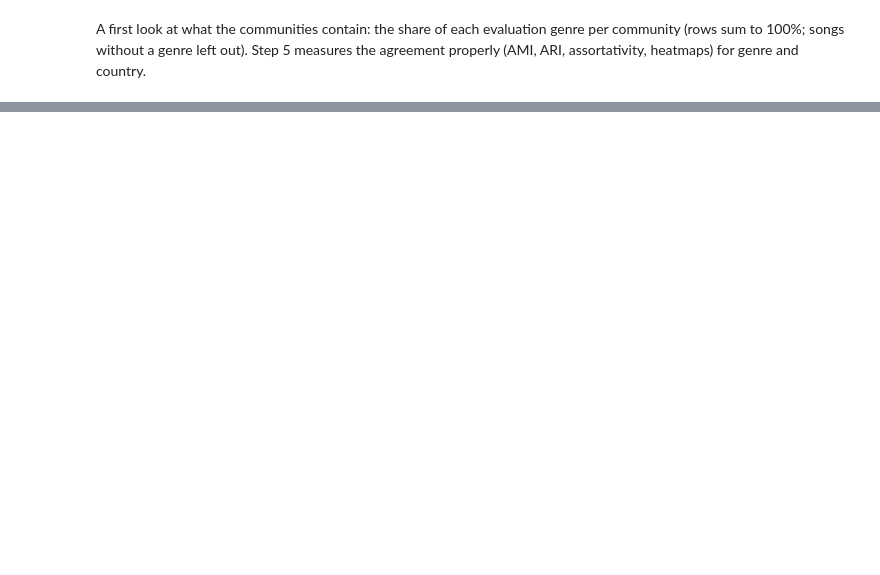
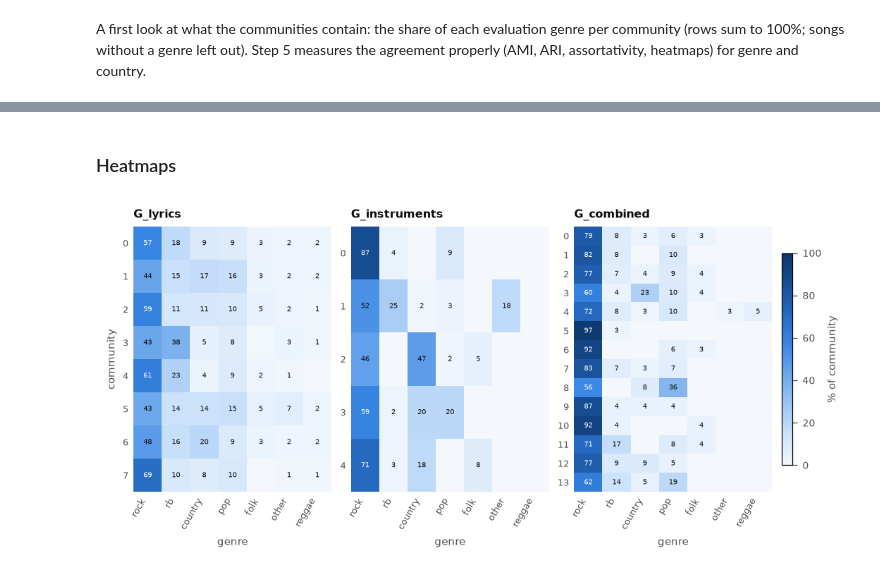
Before and after one commit to CRisager/SocialGraphs_FinalProject, a Jupyter notebook: notebooks/analysis.ipynb, the cells around one changed output, grey strips where cells are left out. Saved outputs shown, nothing was run; the diff lists cells and outputs as text; code cells hidden in the pictures; blank space fills up the shorter version.

```diff
--- a/notebooks/analysis.ipynb
+++ b/notebooks/analysis.ipynb
@@ -408,0 +416,26 @@ G_combined
+# %%
+from src import evaluation as ev
+
+GENRE_ORDER = list(lyr.genre_eval.value_counts().index)              # most common first
+# the 8 most common release countries among the songs with lyrics; every song (also
+# those without lyrics, in G_instruments) is mapped by its own country
+TOP8 = list(songs.loc[songs.has_lyrics, "country"].value_counts().index[:8])
+COUNTRY_ORDER = TOP8 + ["other"]
+for g in lcc.values():
+    nx.set_node_attributes(g, {n: c if c in TOP8 else "other"
+                               for n, c in nx.get_node_attributes(g, "country").items()}, "country_top")
+
+rows = {}
+for name, g in lcc.items():
+    r = {}
+    for attr, key in [("genre_eval", "genre"), ("country", "country")]:
+        a = ev.agreement(g, attr)
+        m_label, m_louvain, n = ev.label_modularity(g, attr)
+        r.update({f"n_{key}": a["n"], f"AMI_{key}": a["AMI"], f"ARI_{key}": a["ARI"],
+                  f"assort_{key}": ev.assortativity(g, attr),
+                  f"M_{key}_partition": m_label, f"M_louvain_on_{key}_songs": m_louvain})
+    r["AMI_primary_genre"] = ev.agreement(g, "genre")["AMI"]   # finer check: 43 core genres
+    rows[name] = r
+step5 = pd.DataFrame(rows)
+step5.T.to_csv(RESULTS_DIR / "step5_metadata.csv")
+step5.apply(lambda col: col.map(lambda x: f"{x:,.4g}"))
@@ -408,0 +457,8 @@ G_combined
+# %% [markdown]
+### Heatmaps
+# %%
+genre_tables = {name: cm.composition(g, "genre_eval").reindex(columns=GENRE_ORDER, fill_value=0)
+                for name, g in lcc.items()}
+fig = plotting.heatmap_panels(genre_tables, name="heatmap_genre", xlabel="genre")
+# %% [output]
+[figure, added]
```
Also changed, not shown: parts of 11 cells of this notebook, 15 other files.
